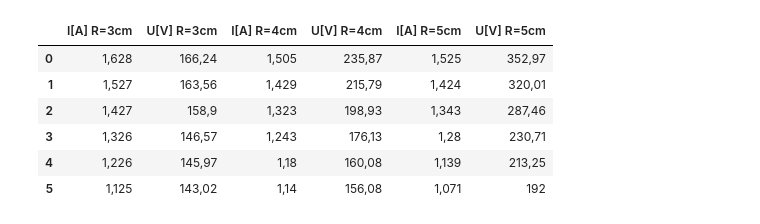
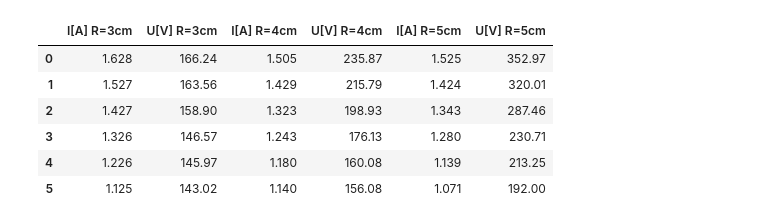
Before and after one commit to Kaliades/Laboratories, a Jupyter notebook: src/cw_33/lab_33.ipynb, the cells around one changed output. Cells and saved outputs as stored; diff of their text form; code cells hidden in the pictures.

```diff
--- a/src/cw_33/lab_33.ipynb
+++ b/src/cw_33/lab_33.ipynb
@@ -11,11 +6,12 @@ def convert(series):
 # %%
-df = pd.read_csv('../../data/33/cw33_2.csv')
+df = get_data_frame_from_csv('../../data/33/cw33_2.csv')
+k = 0.827*10**(-3)
 df
 # %% [output]
 |  | I[A] R=3cm | U[V] R=3cm | I[A] R=4cm | U[V] R=4cm | I[A] R=5cm | U[V] R=5cm |
-| 0 | 1,628 | 166,24 | 1,505 | 235,87 | 1,525 | 352,97 |
-| 1 | 1,527 | 163,56 | 1,429 | 215,79 | 1,424 | 320,01 |
-| 2 | 1,427 | 158,9 | 1,323 | 198,93 | 1,343 | 287,46 |
-| 3 | 1,326 | 146,57 | 1,243 | 176,13 | 1,28 | 230,71 |
-| 4 | 1,226 | 145,97 | 1,18 | 160,08 | 1,139 | 213,25 |
-| 5 | 1,125 | 143,02 | 1,14 | 156,08 | 1,071 | 192 |
+| 0 | 1.628 | 166.24 | 1.505 | 235.87 | 1.525 | 352.97 |
+| 1 | 1.527 | 163.56 | 1.429 | 215.79 | 1.424 | 320.01 |
+| 2 | 1.427 | 158.90 | 1.323 | 198.93 | 1.343 | 287.46 |
+| 3 | 1.326 | 146.57 | 1.243 | 176.13 | 1.280 | 230.71 |
+| 4 | 1.226 | 145.97 | 1.180 | 160.08 | 1.139 | 213.25 |
+| 5 | 1.125 | 143.02 | 1.140 | 156.08 | 1.071 | 192.00 |
```
Also changed, not shown: parts of 9 cells of this notebook, 4 other files.
